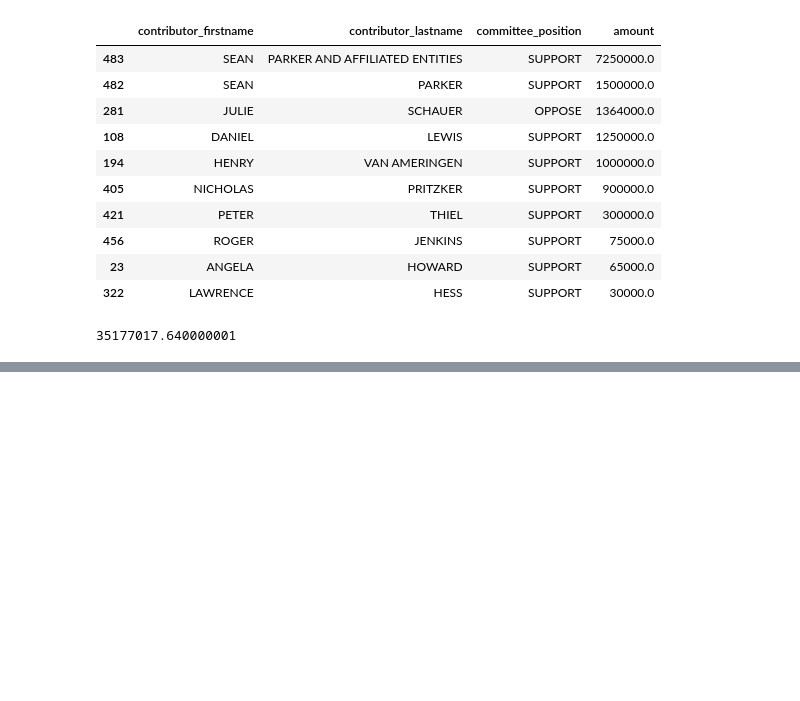
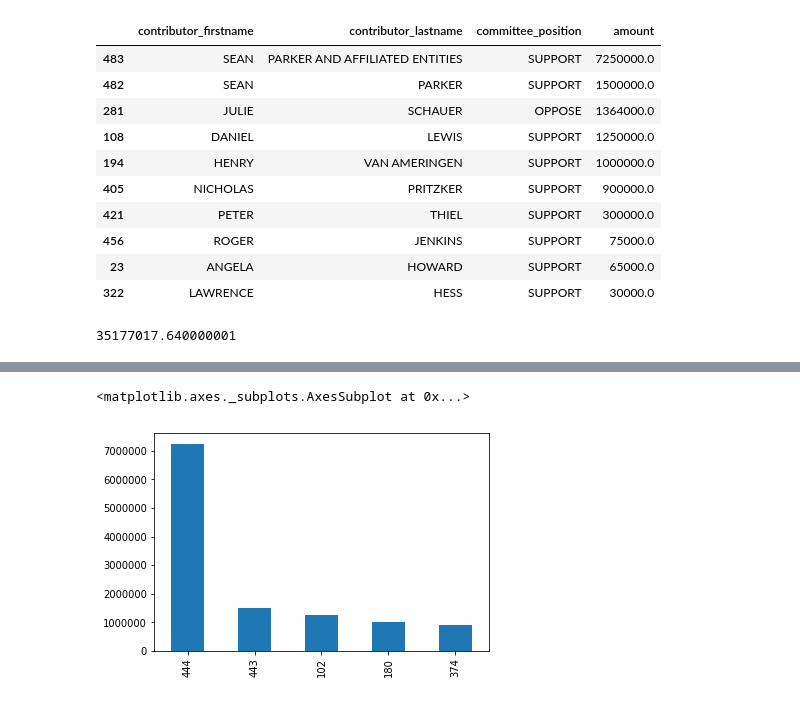
Before and after one commit to ben-dartington/first-python-notebook, a Jupyter notebook: my-second-notebook.ipynb, the cells around one changed output, grey strips where cells are left out. Cells and saved outputs as stored; diff of their text form; code cells hidden in the pictures; blank space fills up the shorter version.

```diff
--- a/my-second-notebook.ipynb
+++ b/my-second-notebook.ipynb
@@ -295,0 +324,5 @@ merged.amount.sum()
+# %%
+top_supporters.head(5).amount.plot.bar()
+# %% [output]
+<matplotlib.axes._subplots.AxesSubplot at 0x...>
+[figure, added]
```
Also changed, not shown: parts of 12 cells of this notebook.
